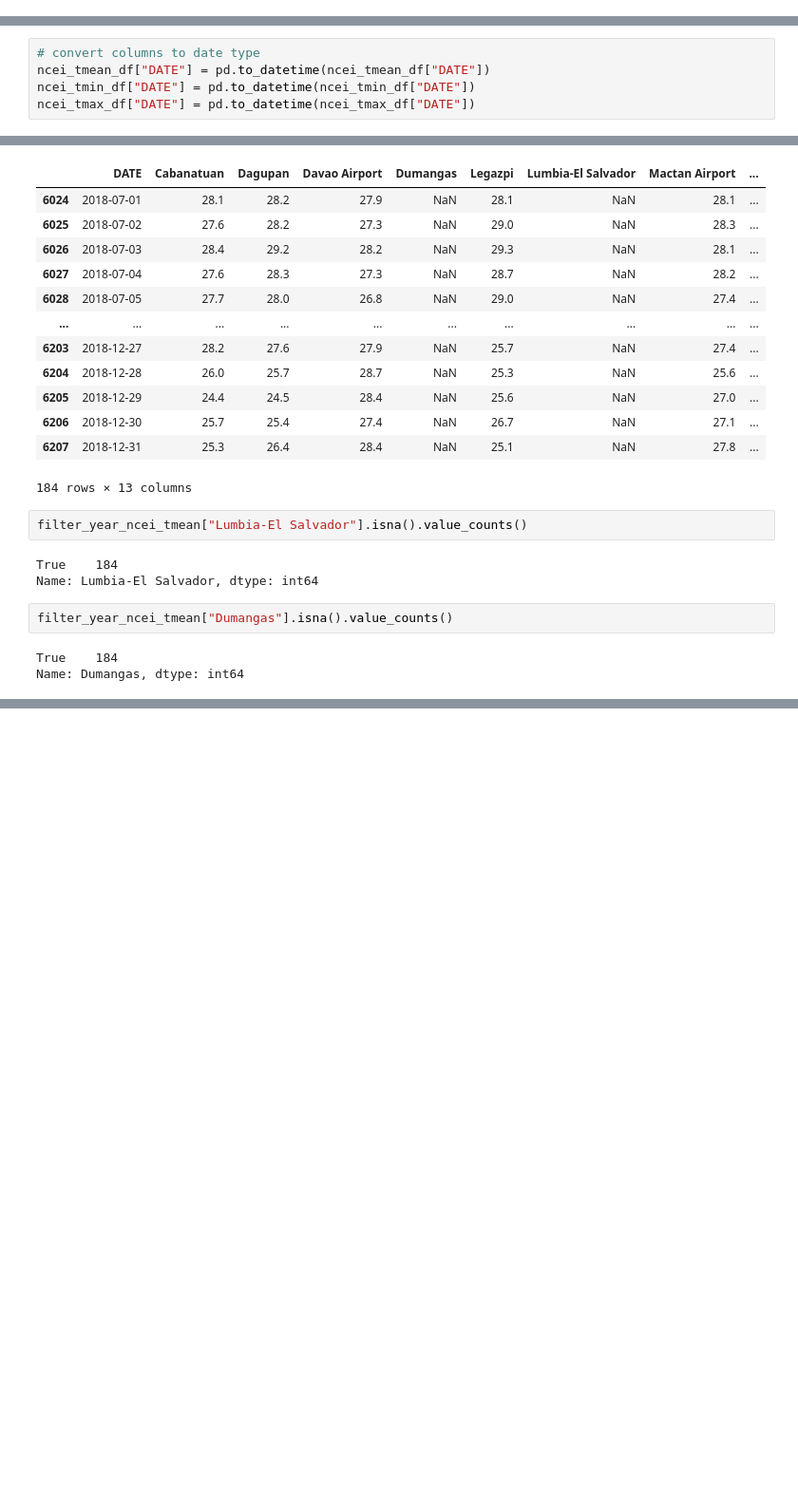
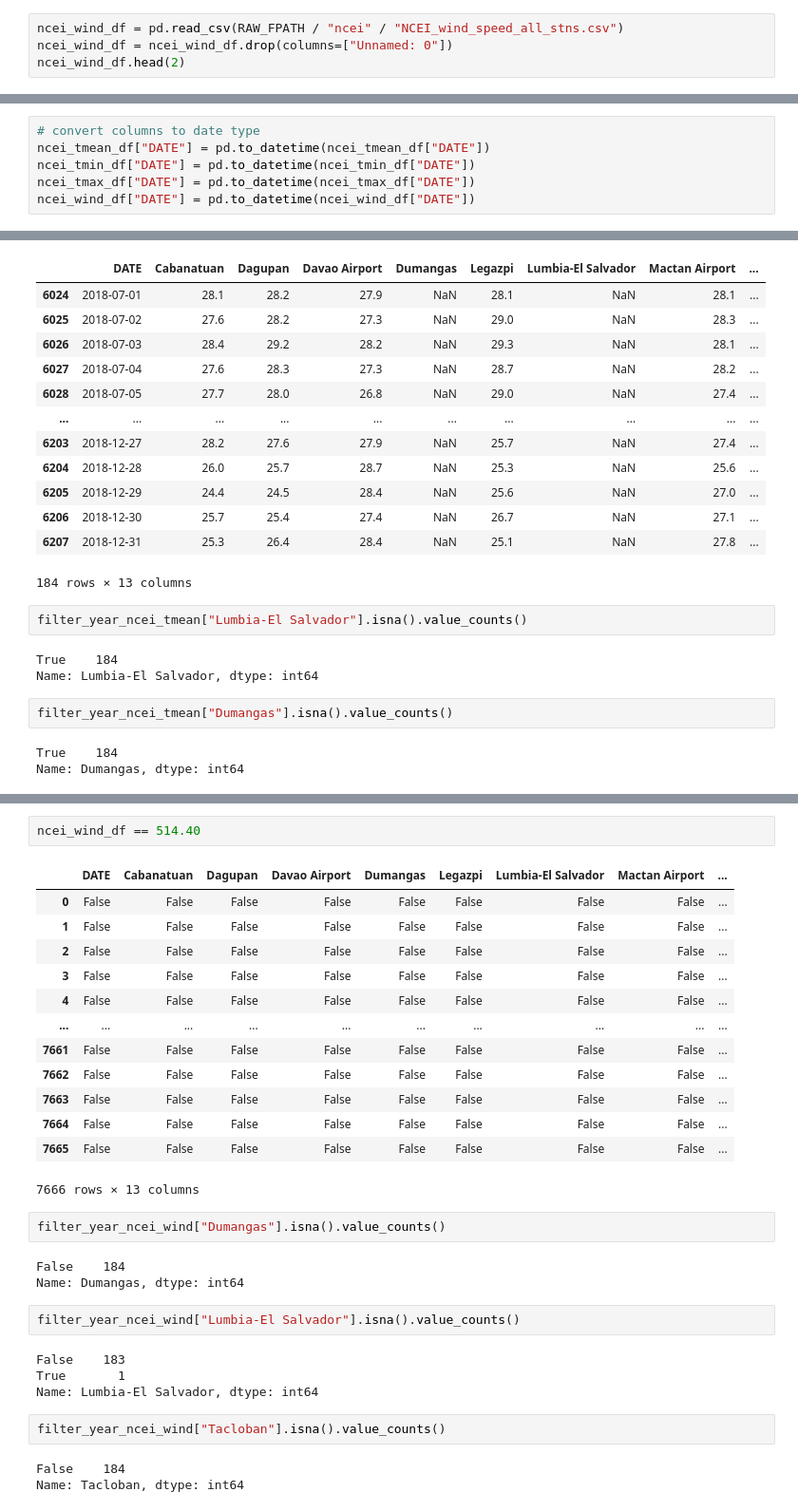
Before and after one commit to thinkingmachines/project-cchain, a Jupyter notebook: notebooks/tm/ncei-pagasa/01-assess-ncei-temperature.ipynb, the cells around one changed output, grey strips where cells are left out. Shown at 95% size. Cells and saved outputs as stored; diff of their text form; blank space fills up the shorter version.

Commit message:
Add wind speed comparisons

```diff
--- a/notebooks/tm/ncei-pagasa/01-assess-ncei-temperature.ipynb
+++ b/notebooks/tm/ncei-pagasa/01-assess-ncei-temperature.ipynb
@@ -70,3 +70,7 @@ ncei_tmax_df.head(2)
 |  | DATE | Cabanatuan | Dagupan | Davao Airport | Dumangas | Legazpi | Lumbia-El Salvador | Mactan Airport | ... |
 | 0 | 2002-01-01 | NaN | NaN | 31.0 | 30.1 | NaN | NaN | NaN | ... |
 | 1 | 2002-01-02 | NaN | NaN | 31.8 | NaN | NaN | NaN | NaN | ... |
+# %%
+ncei_wind_df = pd.read_csv(RAW_FPATH / "ncei" / "NCEI_wind_speed_all_stns.csv")
+ncei_wind_df = ncei_wind_df.drop(columns=["Unnamed: 0"])
+ncei_wind_df.head(2)
@@ -269,3 +285,4 @@ ncei_tmax_df.describe()
 ncei_tmean_df["DATE"] = pd.to_datetime(ncei_tmean_df["DATE"])
 ncei_tmin_df["DATE"] = pd.to_datetime(ncei_tmin_df["DATE"])
 ncei_tmax_df["DATE"] = pd.to_datetime(ncei_tmax_df["DATE"])
+ncei_wind_df["DATE"] = pd.to_datetime(ncei_wind_df["DATE"])
@@ -409,0 +435,32 @@ Name: Dumangas, dtype: int64
+# %%
+ncei_wind_df == 514.40
+# %% [output]
+|  | DATE | Cabanatuan | Dagupan | Davao Airport | Dumangas | Legazpi | Lumbia-El Salvador | Mactan Airport | ... |
+| 0 | False | False | False | False | False | False | False | False | ... |
+| 1 | False | False | False | False | False | False | False | False | ... |
+| 2 | False | False | False | False | False | False | False | False | ... |
+| 3 | False | False | False | False | False | False | False | False | ... |
+| 4 | False | False | False | False | False | False | False | False | ... |
+| ... | ... | ... | ... | ... | ... | ... | ... | ... | ... |
+| 7661 | False | False | False | False | False | False | False | False | ... |
+| 7662 | False | False | False | False | False | False | False | False | ... |
+| 7663 | False | False | False | False | False | False | False | False | ... |
+| 7664 | False | False | False | False | False | False | False | False | ... |
+| 7665 | False | False | False | False | False | False | False | False | ... |
+7666 rows × 13 columns
+# %%
+filter_year_ncei_wind["Dumangas"].isna().value_counts()
+# %% [output]
+False    184
+Name: Dumangas, dtype: int64
+# %%
+filter_year_ncei_wind["Lumbia-El Salvador"].isna().value_counts()
+# %% [output]
+False    183
+True       1
+Name: Lumbia-El Salvador, dtype: int64
+# %%
+filter_year_ncei_wind["Tacloban"].isna().value_counts()
+# %% [output]
+False    184
+Name: Tacloban, dtype: int64
```
Also changed, not shown: parts of 39 cells of this notebook.
